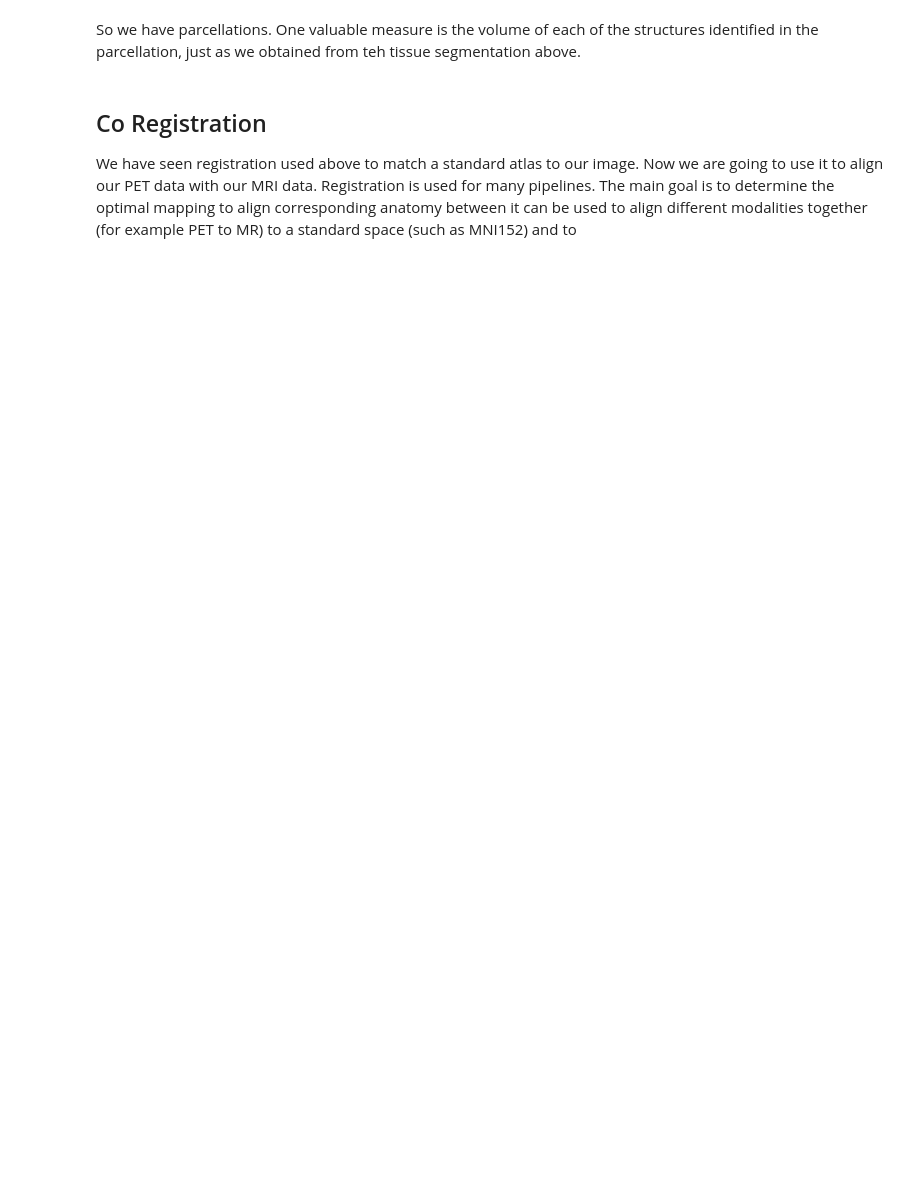
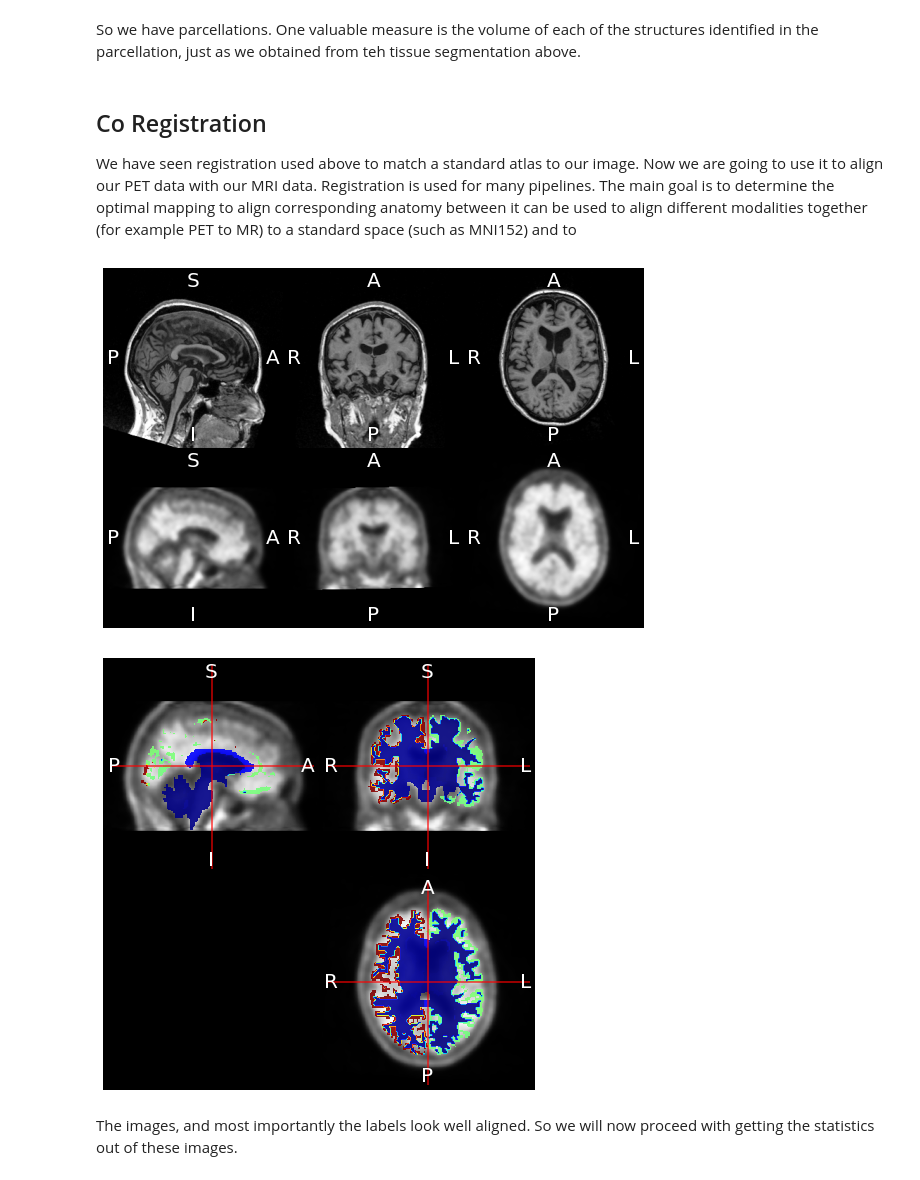
Before and after one commit to siddharthramanan/TeamCoders_Event_Based_Model, a Jupyter notebook: 1_ImagingBiomarkersInAD/biomarker_extraction.ipynb, the cells around one changed output. Drawn from its saved outputs; the diff is of its cells as text; code cells hidden in the pictures; blank space fills up the shorter version.

```diff
--- a/1_ImagingBiomarkersInAD/biomarker_extraction.ipynb
+++ b/1_ImagingBiomarkersInAD/biomarker_extraction.ipynb
@@ -221,0 +221,22 @@ av45 = ants.image_read(av45_name)
+# %%
+bids_desc = "av45-adni-preproc"
+av45_name = os.path.join(subject_root,"pet","sub-" + subject_id + "_desc-" + bids_desc + ".nii.gz")
+av45 = ants.image_read(av45_name)
+pet_to_mri = ants.registration(fixed = t1_fs_nu,moving=av45,type_of_transform="Rigid")
+ants.plot_ortho_stack([t1_fs_nu,pet_to_mri['warpedmovout']])
+fs_nu_in_pet = ants.apply_transforms(fixed=av45, moving=t1_fs_nu,whichtoinvert=[True],
+transformlist=pet_to_mri['fwdtransforms'],interpolator="bSpline")
+bids_desc = "t1-fs-nu"
+fs_nu_in_pet_name = os.path.join(subject_root,"anat","sub-" + subject_id + "_space-av45_desc-" + bids_desc + ".nii.gz")
+ants.image_write(fs_nu_in_pet,fs_nu_in_pet_name)
+fs_aparc_in_pet = ants.apply_transforms(fixed=av45, moving=t1_fs_aparc,whichtoinvert=[True],
+transformlist=pet_to_mri['fwdtransforms'],interpolator="genericLabel")
+bids_desc = "t1-fs-aparc"
+fs_aparc_in_pet_name = os.path.join(subject_root,"anat","sub-" + subject_id + "_space-av45_desc-" + bids_desc + ".nii.gz")
+ants.image_write(fs_aparc_in_pet,fs_aparc_in_pet_name)
+ants.plot_ortho(av45,overlay=fs_aparc_in_pet)
+# %% [output]
+[figure, added]
+[figure, added]
+# %% [markdown]
+The images, and most importantly the labels look well aligned. So we will now proceed with getting the statistics out of these images.
```
Also changed, not shown: parts of 3 cells of this notebook.
